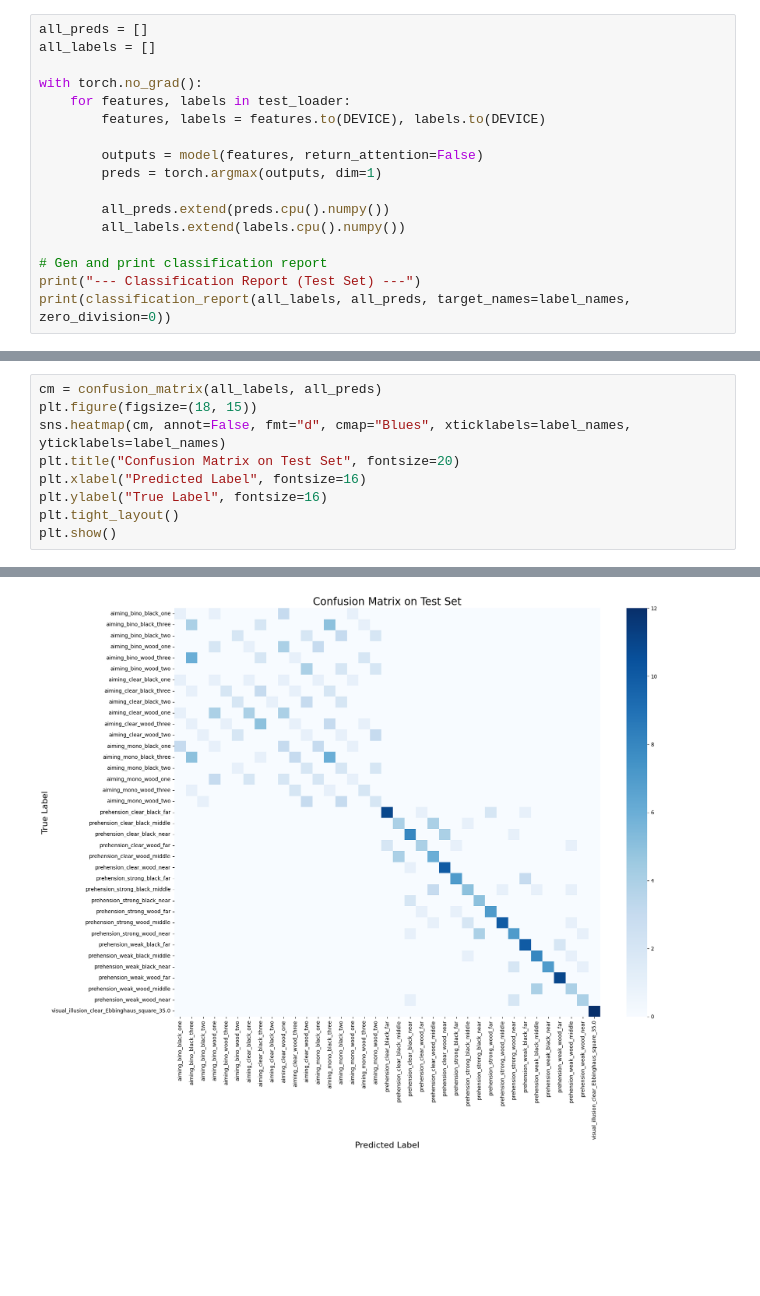
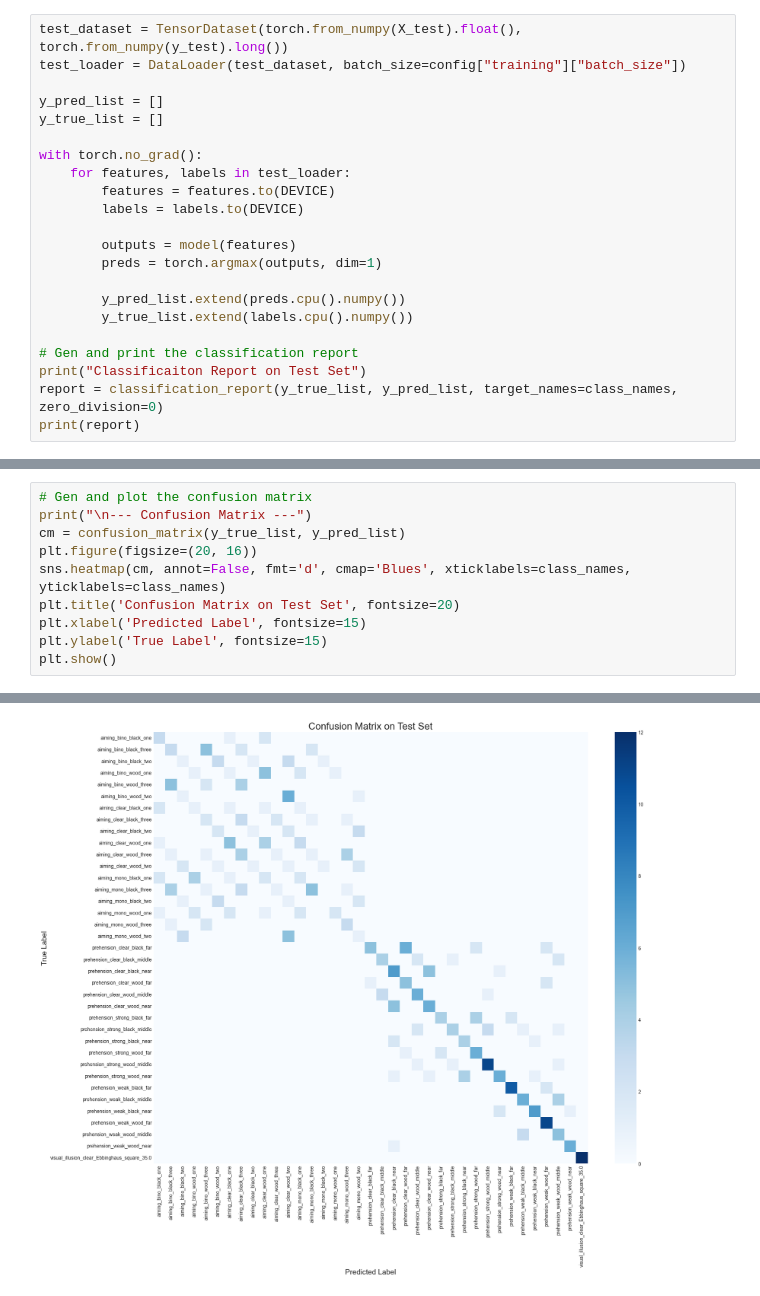
Before and after one commit to BhargavKumarNath/Classifying-Grip-Strategies-Using-Machine-Learning-, a Jupyter notebook: notebooks/06_results_and_attention_visualisation.ipynb, the cells around one changed output, grey strips where cells are left out. Drawn from its saved outputs; the diff is of its cells as text; blank space fills up the shorter version.

```diff
--- a/notebooks/06_results_and_attention_visualisation.ipynb
+++ b/notebooks/06_results_and_attention_visualisation.ipynb
@@ -53,18 +99,23 @@ Test Data Loaded
 # %%
-all_preds = []
-all_labels = []
+test_dataset = TensorDataset(torch.from_numpy(X_test).float(), torch.from_numpy(y_test).long())
+test_loader = DataLoader(test_dataset, batch_size=config["training"]["batch_size"])
+
+y_pred_list = []
+y_true_list = []
 
 with torch.no_grad():
     for features, labels in test_loader:
-        features, labels = features.to(DEVICE), labels.to(DEVICE)
+        features = features.to(DEVICE)
+        labels = labels.to(DEVICE)
 
-        outputs = model(features, return_attention=False)
+        outputs = model(features)
         preds = torch.argmax(outputs, dim=1)
 
-        all_preds.extend(preds.cpu().numpy())
-        all_labels.extend(labels.cpu().numpy())
+        y_pred_list.extend(preds.cpu().numpy())
+        y_true_list.extend(labels.cpu().numpy())
 
-# Gen and print classification report
-print("--- Classification Report (Test Set) ---")
-print(classification_report(all_labels, all_preds, target_names=label_names, zero_division=0))
+# Gen and print the classification report
+print("Classificaiton Report on Test Set")
+report = classification_report(y_true_list, y_pred_list, target_names=class_names, zero_division=0)
+print(report)
 # %% [output]
@@ -88,10 +139,11 @@ print(classification_report(all_labels, all_preds, target_names=label_names, zer
 # %%
-cm = confusion_matrix(all_labels, all_preds)
-plt.figure(figsize=(18, 15))
-sns.heatmap(cm, annot=False, fmt="d", cmap="Blues", xticklabels=label_names, yticklabels=label_names)
-plt.title("Confusion Matrix on Test Set", fontsize=20)
-plt.xlabel("Predicted Label", fontsize=16)
-plt.ylabel("True Label", fontsize=16)
-plt.tight_layout()
+# Gen and plot the confusion matrix
+print("\n--- Confusion Matrix ---")
+cm = confusion_matrix(y_true_list, y_pred_list)
+plt.figure(figsize=(20, 16))
+sns.heatmap(cm, annot=False, fmt='d', cmap='Blues', xticklabels=class_names, yticklabels=class_names)
+plt.title('Confusion Matrix on Test Set', fontsize=20)
+plt.xlabel('Predicted Label', fontsize=15)
+plt.ylabel('True Label', fontsize=15)
 plt.show()
 # %% [output]
@@ -98 +151 @@ plt.show()
-[figure, old version]
+[figure, new version]
```
Also changed, not shown: parts of 9 cells of this notebook, 6 other files.
